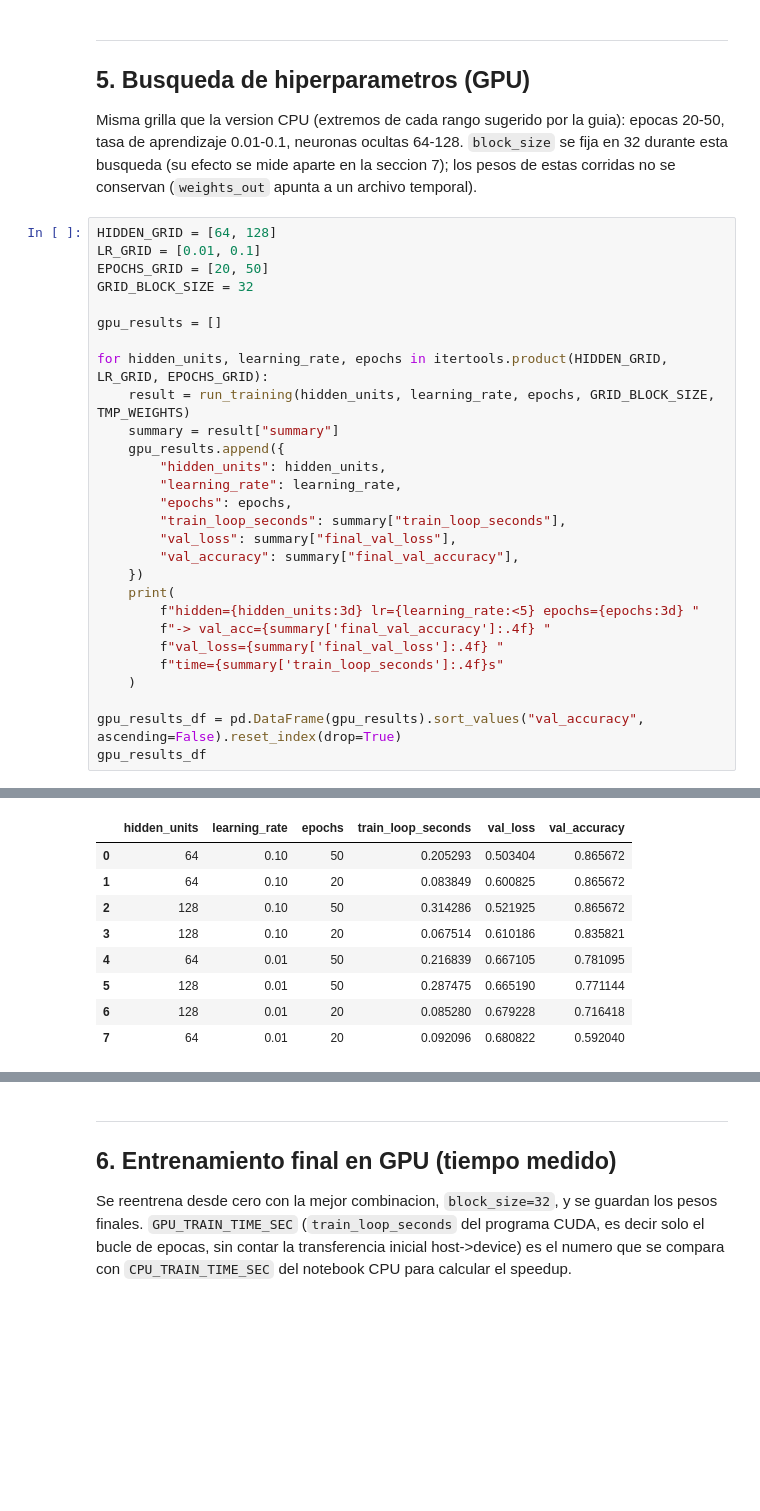
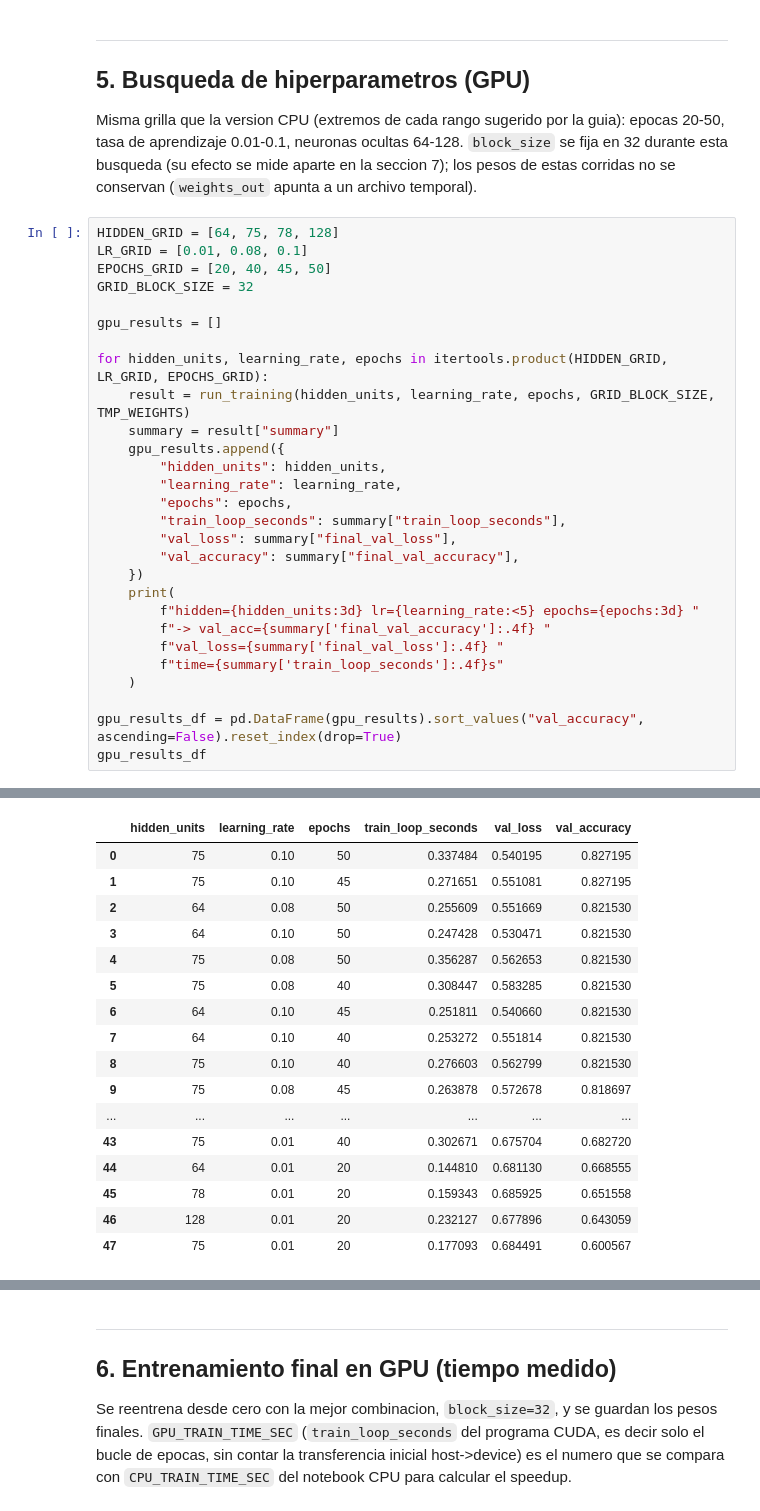
Before and after one commit to Albonire/clasificador-imagenes-openmp-cuda, a Jupyter notebook: etapa2_cuda/gpu_model/model-gpu.ipynb, the cells around one changed output, grey strips where cells are left out. Cells and saved outputs as stored; diff of their text form; blank space fills up the shorter version.

```diff
--- a/etapa2_cuda/gpu_model/model-gpu.ipynb
+++ b/etapa2_cuda/gpu_model/model-gpu.ipynb
@@ -312,9 +304,9 @@ epocas 20-50, tasa de aprendizaje 0.01-0.1, neuronas ocultas 64-128.
 seccion 7); los pesos de estas corridas no se conservan (`weights_out` apunta a
 un archivo temporal).
 # %%
-HIDDEN_GRID = [64, 128]
-LR_GRID = [0.01, 0.1]
-EPOCHS_GRID = [20, 50]
+HIDDEN_GRID = [64, 75, 78, 128]
+LR_GRID = [0.01, 0.08, 0.1]
+EPOCHS_GRID = [20, 40, 45, 50]
 GRID_BLOCK_SIZE = 32
 
 gpu_results = []
@@ -351,12 +352,20 @@ hidden=128 lr=0.1   epochs= 50 -> val_acc=0.8657 val_loss=0.5219 time=0.3143s
 |  | hidden_units | learning_rate | epochs | train_loop_seconds | val_loss | val_accuracy |
-| 0 | 64 | 0.10 | 50 | 0.205293 | 0.503404 | 0.865672 |
-| 1 | 64 | 0.10 | 20 | 0.083849 | 0.600825 | 0.865672 |
-| 2 | 128 | 0.10 | 50 | 0.314286 | 0.521925 | 0.865672 |
-| 3 | 128 | 0.10 | 20 | 0.067514 | 0.610186 | 0.835821 |
-| 4 | 64 | 0.01 | 50 | 0.216839 | 0.667105 | 0.781095 |
-| 5 | 128 | 0.01 | 50 | 0.287475 | 0.665190 | 0.771144 |
-| 6 | 128 | 0.01 | 20 | 0.085280 | 0.679228 | 0.716418 |
-| 7 | 64 | 0.01 | 20 | 0.092096 | 0.680822 | 0.592040 |
+| 0 | 75 | 0.10 | 50 | 0.337484 | 0.540195 | 0.827195 |
+| 1 | 75 | 0.10 | 45 | 0.271651 | 0.551081 | 0.827195 |
+| 2 | 64 | 0.08 | 50 | 0.255609 | 0.551669 | 0.821530 |
+| 3 | 64 | 0.10 | 50 | 0.247428 | 0.530471 | 0.821530 |
+| 4 | 75 | 0.08 | 50 | 0.356287 | 0.562653 | 0.821530 |
+| 5 | 75 | 0.08 | 40 | 0.308447 | 0.583285 | 0.821530 |
+| 6 | 64 | 0.10 | 45 | 0.251811 | 0.540660 | 0.821530 |
+| 7 | 64 | 0.10 | 40 | 0.253272 | 0.551814 | 0.821530 |
+| 8 | 75 | 0.10 | 40 | 0.276603 | 0.562799 | 0.821530 |
+| 9 | 75 | 0.08 | 45 | 0.263878 | 0.572678 | 0.818697 |
+| ... | ... | ... | ... | ... | ... | ... |
+| 43 | 75 | 0.01 | 40 | 0.302671 | 0.675704 | 0.682720 |
+| 44 | 64 | 0.01 | 20 | 0.144810 | 0.681130 | 0.668555 |
+| 45 | 78 | 0.01 | 20 | 0.159343 | 0.685925 | 0.651558 |
+| 46 | 128 | 0.01 | 20 | 0.232127 | 0.677896 | 0.643059 |
+| 47 | 75 | 0.01 | 20 | 0.177093 | 0.684491 | 0.600567 |
 # %%
 best_gpu = gpu_results_df.iloc[0]
 BEST_HIDDEN = int(best_gpu["hidden_units"])
```
Also changed, not shown: parts of 16 cells of this notebook.
